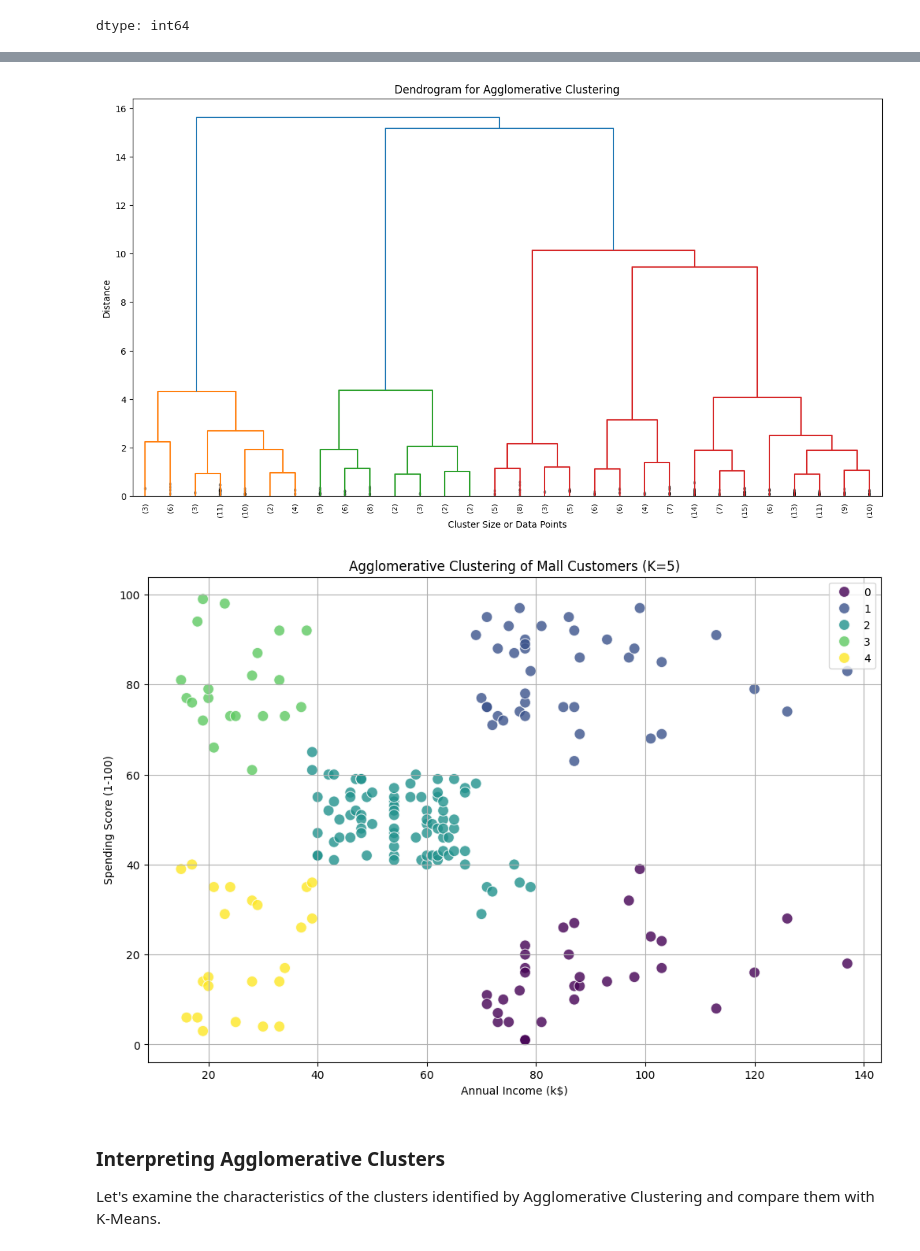
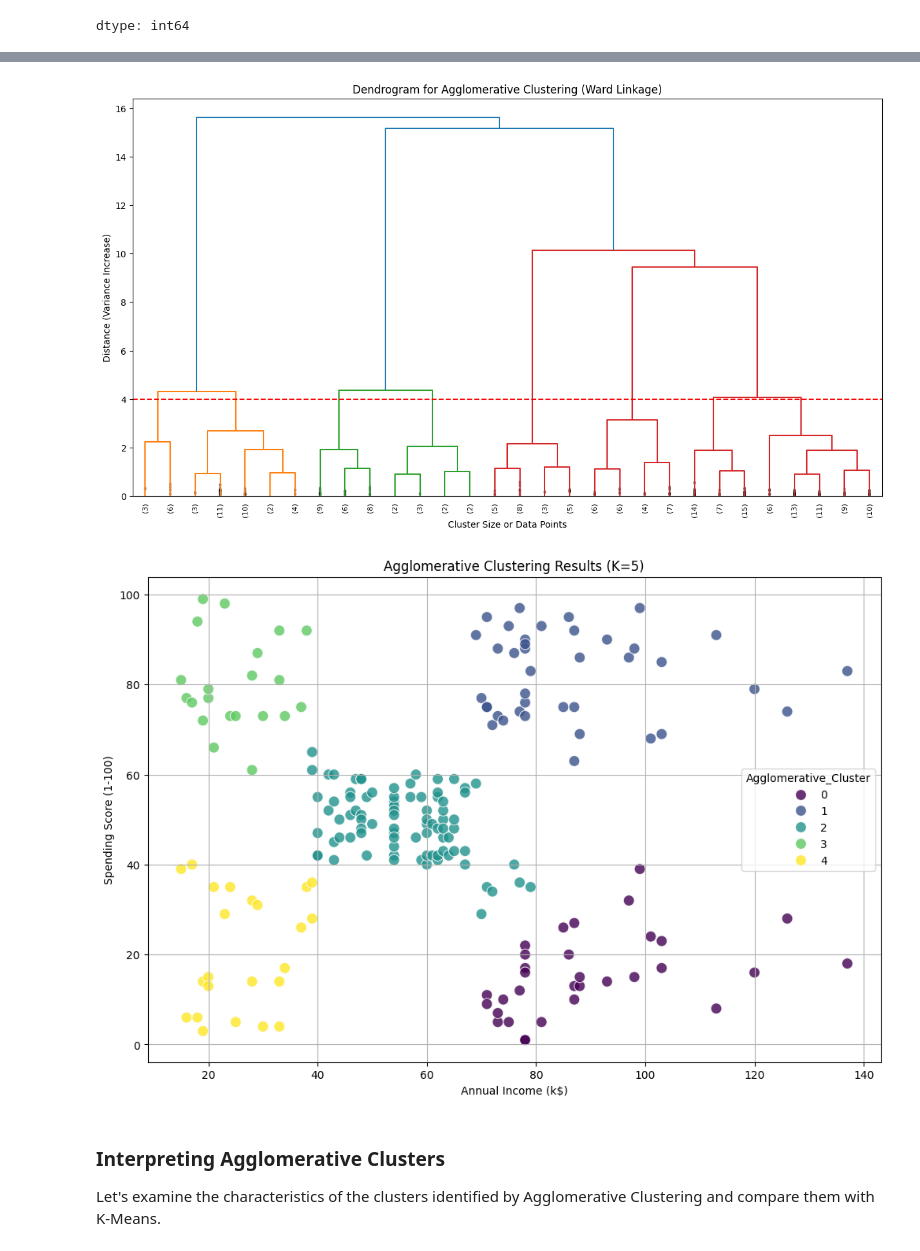
Before and after one commit to rsys-adsingh/Machine-Learning, a Jupyter notebook: study/Clustering/Clustering_Mall.ipynb, the cells around one changed output, grey strips where cells are left out. Saved outputs shown, nothing was run; the diff lists cells and outputs as text; code cells hidden in the pictures.

```diff
--- a/study/Clustering/Clustering_Mall.ipynb
+++ b/study/Clustering/Clustering_Mall.ipynb
@@ -335,45 +357,44 @@ Let's apply Agglomerative Clustering to our scaled `Annual Income (k$)` and `Spe
 # %%
-from scipy.cluster.hierarchy import dendrogram, linkage, fcluster
+from scipy.cluster.hierarchy import dendrogram, linkage
 from sklearn.cluster import AgglomerativeClustering
 
-# Generate the linkage matrix
+# 4.5 & 4.7: Generate the linkage matrix using Ward Linkage
+# This step calculates distances and builds the merge history
 Z = linkage(X_2d, method='ward')
 
-# Plot the dendrogram
+# 4.6: Plot the dendrogram
 plt.figure(figsize=(15, 8))
 dendrogram(
     Z,
-    truncate_mode='lastp',  # show only the last p merged clusters
-    p=30,                   # show only the last 30 merged clusters
+    truncate_mode='lastp',
+    p=30,
     leaf_rotation=90.,
     leaf_font_size=8.,
-    show_contracted=True,   # to get a cleaner plot
+    show_contracted=True,
 )
-plt.title('Dendrogram for Agglomerative Clustering')
+plt.title('Dendrogram for Agglomerative Clustering (Ward Linkage)')
 plt.xlabel('Cluster Size or Data Points')
-plt.ylabel('Distance')
+plt.ylabel('Distance (Variance Increase)')
+plt.axhline(y=4, color='r', linestyle='--') # 4.9: Visualizing the cut level
 plt.show()
 
-# From the dendrogram, we can observe distinct clusters. Let's choose 5 clusters as before.
+# 4.8 & 4.14: Applying Agglomerative Clustering
+# We cut the tree at n_clusters=5 based on our analysis
 n_clusters_agg = 5
+agg_clustering = AgglomerativeClustering(n_clusters=n_clusters_agg, linkage='ward')
 
-# Apply Agglomerative Clustering
-# Removed affinity='euclidean' as it's not a valid parameter when linkage='ward'
-agg_clustering = AgglomerativeClustering(n_clusters=n_clusters_agg, linkage='ward')
+# Final clusters formed after cutting the dendrogram
 df_encoded['Agglomerative_Cluster'] = agg_clustering.fit_predict(X_2d)
 
-# Visualize the clusters
+# Visualize the result
 plt.figure(figsize=(12, 8))
 sns.scatterplot(x='Annual Income (k$)', y='Spending Score (1-100)', hue='Agglomerative_Cluster', data=df_encoded, palette='viridis', s=100, alpha=0.8)
-plt.title(f'Agglomerative Clustering of Mall Customers (K={n_clusters_agg})')
-plt.xlabel('Annual Income (k$)')
-plt.ylabel('Spending Score (1-100)')
-plt.legend()
+plt.title(f'Agglomerative Clustering Results (K={n_clusters_agg})')
 plt.grid(True)
 plt.show()
 # %% [output]
-[figure, old version]
+[figure, new version]
-[figure, old version]
+[figure, new version]
 # %% [markdown]
 ### Interpreting Agglomerative Clusters
 
```
Also changed, not shown: parts of 4 cells of this notebook.
